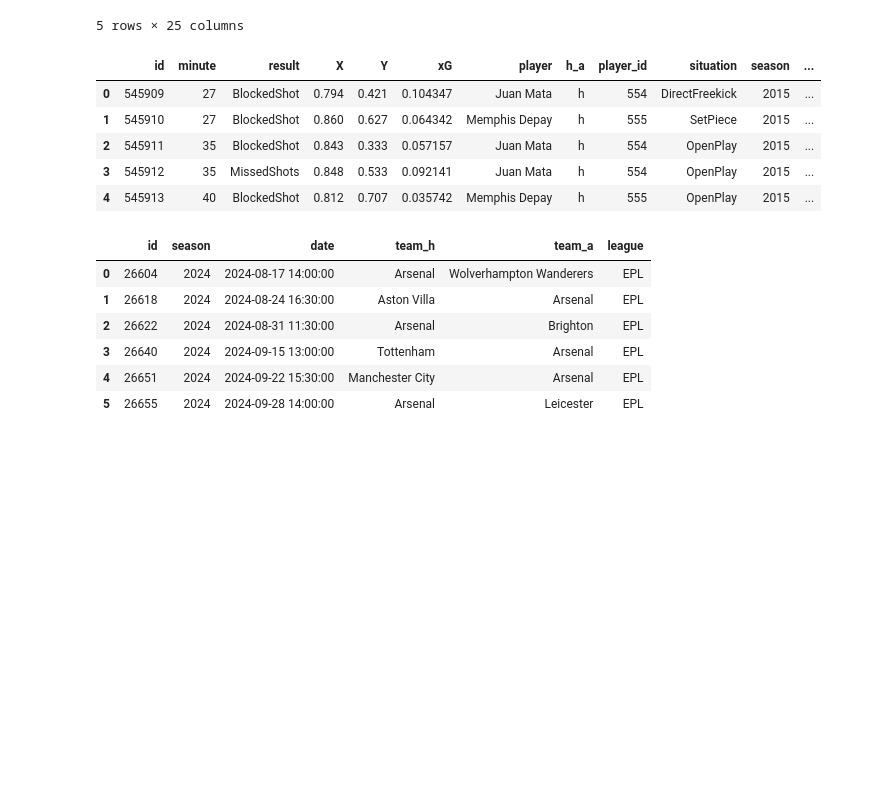
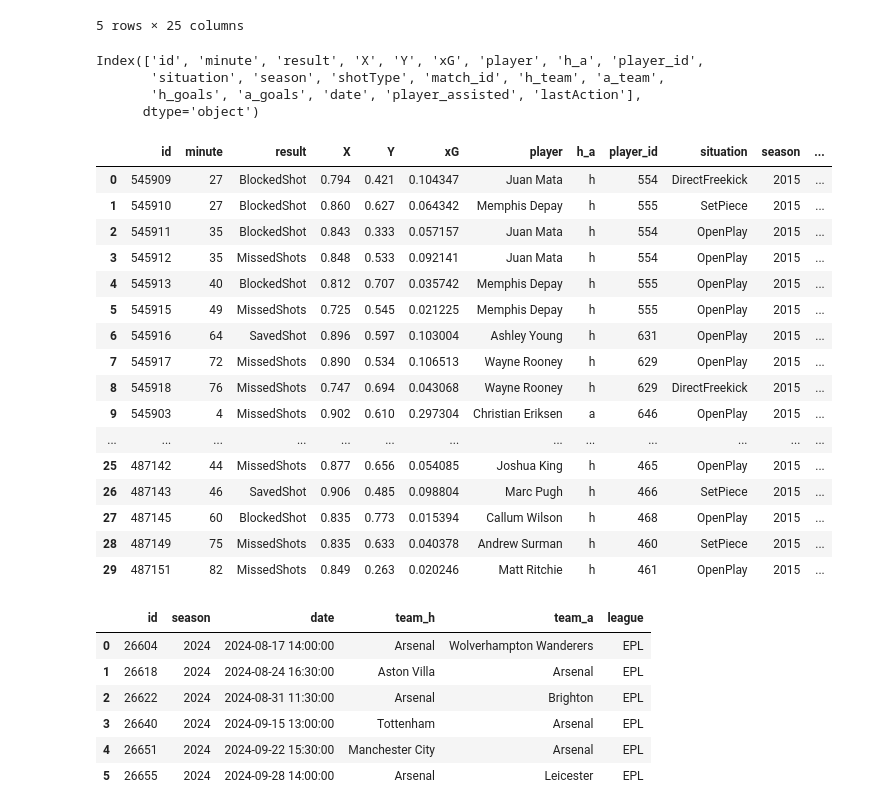
Before and after one commit to shadtome/Score-data, a Jupyter notebook: data_explore/understat_lineup_ex.ipynb, the cells around one changed output. Cells and saved outputs as stored; diff of their text form; code cells hidden in the pictures; blank space fills up the shorter version.

```diff
--- a/data_explore/understat_lineup_ex.ipynb
+++ b/data_explore/understat_lineup_ex.ipynb
@@ -55,18 +66,33 @@ Index(['id', 'fid', 'h_id', 'a_id', 'date', 'league_id', 'season', 'h_goals',
 # %%
 con = sql.connect(path)
 
 game_events = pd.read_sql("""SELECT *
-                                FROM game_events
-                                LIMIT 10;""",con)
+                                FROM game_events;""",con)
 con.close()
-game_events.head()
+display(game_events.columns)
+game_events.head(30)
 # %% [output]
+Index(['id', 'minute', 'result', 'X', 'Y', 'xG', 'player', 'h_a', 'player_id',
+       'situation', 'season', 'shotType', 'match_id', 'h_team', 'a_team',
+       'h_goals', 'a_goals', 'date', 'player_assisted', 'lastAction'],
+      dtype='object')
 |  | id | minute | result | X | Y | xG | player | h_a | player_id | situation | season | ... |
 | 0 | 545909 | 27 | BlockedShot | 0.794 | 0.421 | 0.104347 | Juan Mata | h | 554 | DirectFreekick | 2015 | ... |
 | 1 | 545910 | 27 | BlockedShot | 0.860 | 0.627 | 0.064342 | Memphis Depay | h | 555 | SetPiece | 2015 | ... |
 | 2 | 545911 | 35 | BlockedShot | 0.843 | 0.333 | 0.057157 | Juan Mata | h | 554 | OpenPlay | 2015 | ... |
 | 3 | 545912 | 35 | MissedShots | 0.848 | 0.533 | 0.092141 | Juan Mata | h | 554 | OpenPlay | 2015 | ... |
 | 4 | 545913 | 40 | BlockedShot | 0.812 | 0.707 | 0.035742 | Memphis Depay | h | 555 | OpenPlay | 2015 | ... |
+| 5 | 545915 | 49 | MissedShots | 0.725 | 0.545 | 0.021225 | Memphis Depay | h | 555 | OpenPlay | 2015 | ... |
+| 6 | 545916 | 64 | SavedShot | 0.896 | 0.597 | 0.103004 | Ashley Young | h | 631 | OpenPlay | 2015 | ... |
+| 7 | 545917 | 72 | MissedShots | 0.890 | 0.534 | 0.106513 | Wayne Rooney | h | 629 | OpenPlay | 2015 | ... |
+| 8 | 545918 | 76 | MissedShots | 0.747 | 0.694 | 0.043068 | Wayne Rooney | h | 629 | DirectFreekick | 2015 | ... |
+| 9 | 545903 | 4 | MissedShots | 0.902 | 0.610 | 0.297304 | Christian Eriksen | a | 646 | OpenPlay | 2015 | ... |
+| ... | ... | ... | ... | ... | ... | ... | ... | ... | ... | ... | ... | ... |
+| 25 | 487142 | 44 | MissedShots | 0.877 | 0.656 | 0.054085 | Joshua King | h | 465 | OpenPlay | 2015 | ... |
+| 26 | 487143 | 46 | SavedShot | 0.906 | 0.485 | 0.098804 | Marc Pugh | h | 466 | SetPiece | 2015 | ... |
+| 27 | 487145 | 60 | BlockedShot | 0.835 | 0.773 | 0.015394 | Callum Wilson | h | 468 | OpenPlay | 2015 | ... |
+| 28 | 487149 | 75 | MissedShots | 0.835 | 0.633 | 0.040378 | Andrew Surman | h | 460 | SetPiece | 2015 | ... |
+| 29 | 487151 | 82 | MissedShots | 0.849 | 0.263 | 0.020246 | Matt Ritchie | h | 461 | OpenPlay | 2015 | ... |
 # %%
 #Lets look at the most recent season games in the Premier League
 con = sql.connect(path)
```
Also changed, not shown: parts of 3 cells of this notebook, 2 other files.
